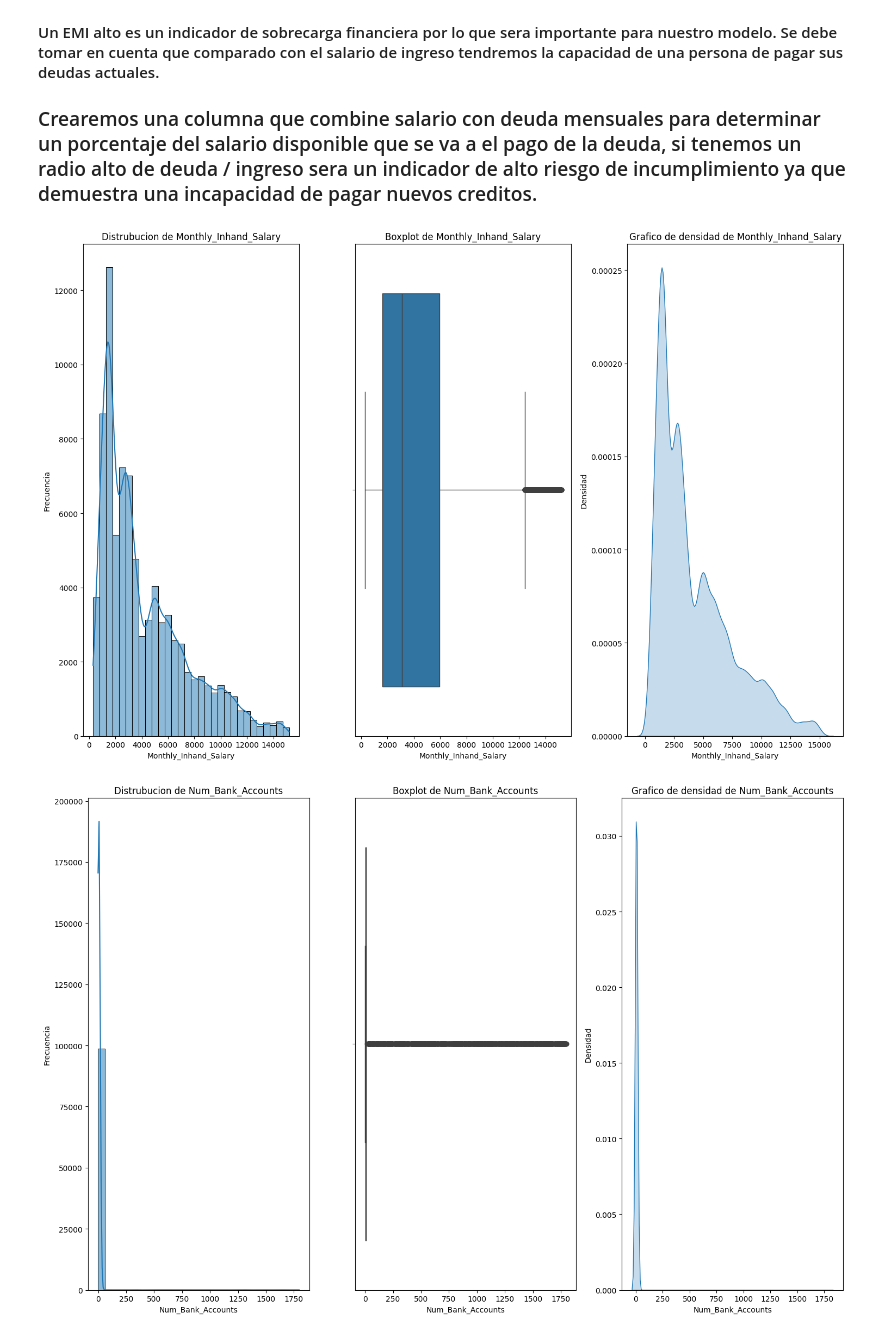
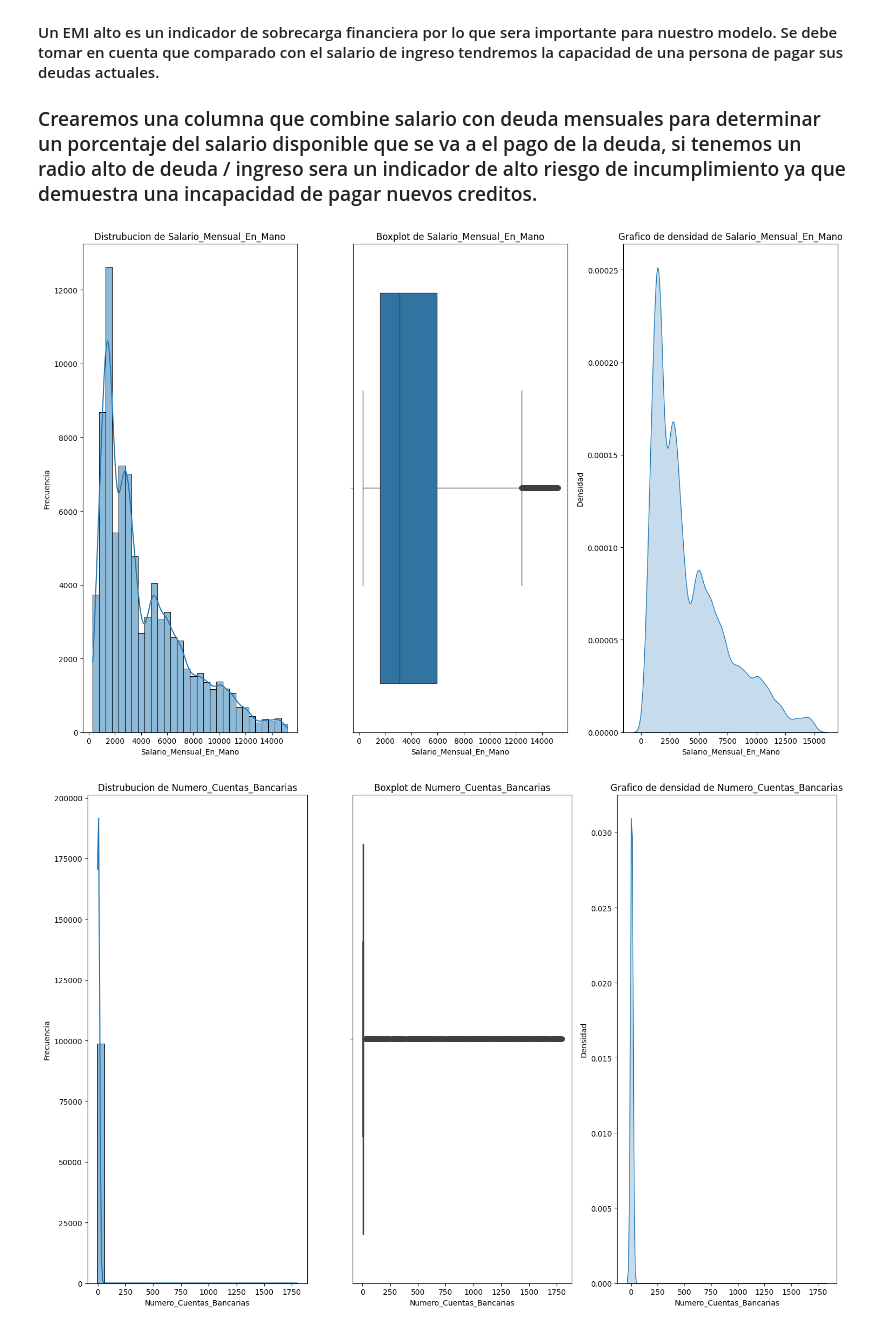
Before and after one commit to felipetryt12/Proyecto-Clasificacion-de-Score-Crediticio, a Jupyter notebook: PROYECTO/src/explore.ipynb, the cells around one changed output. Cells and saved outputs as stored; diff of their text form; code cells hidden in the pictures.

Commit message:
Ultimos cambios

```diff
--- a/PROYECTO/src/explore.ipynb
+++ b/PROYECTO/src/explore.ipynb
@@ -153,0 +265,30 @@ memory usage: 21.4+ MB
+# %%
+data_2 = data_1[[
+    #'ID',
+    #'ID_Cliente',
+    #'Mes',
+    #'Nombre',
+    'Edad',
+    #'Numero_Seguridad_Social',
+    'Ocupacion',
+    'Ingreso_Anual',
+    'Salario_Mensual_En_Mano',
+    'Numero_Cuentas_Bancarias',
+    'Numero_Tarjetas_Credito',
+    'Tasa_Interes',
+    'Numero_Prestamos',
+    'Tipo_Prestamos',
+    'Retraso_Promedio_Pagos',
+    'Numero_Promedio_Pagos_Retrasados',
+    'Cambio_Limite_Credito',
+    'Numero_Consultas_Credito',
+    'Mezcla_Credito',
+    'Deuda_Pendiente',
+    'Ratio_Uso_Credito',
+    'Antiguedad_Historial_Credito',
+    'Pago_Monto_Minimo',
+    'Pagos_Mensuales_EMI',
+    'Monto_Mensual_Invertido',
+    'Comportamiento_Pago',
+    'Balance_Mensual',
+    'Puntaje_Credito']].copy()
@@ -228,30 +389,30 @@ rango de 0 a 82,331 (el maximo puede ser un outlier pero esto no es del todo cor
 # %%
 ###Haremos una funcion para anlizar la distribucion de nuestras variables numericas.
 def analisis_numerico(df):
     columna_numerica= df.select_dtypes(include=['number'])
     for columna in columna_numerica:
         plt.figure(figsize=(15,10))
         plt.subplot(1,3,1)
         sns.histplot(df[columna].dropna(), kde=True, bins=30)
         plt.title(f'Distrubucion de {columna}')
         plt.xlabel(columna)
         plt.ylabel('Frecuencia')
 
         plt.subplot(1,3,2)
         sns.boxplot(x=df[columna].dropna())
         plt.title(f'Boxplot de {columna}')
         plt.xlabel(columna)
 
         plt.subplot(1,3,3)
         sns.kdeplot(df[columna].dropna(), fill=True)
         plt.title(f'Grafico de densidad de {columna}')
         plt.xlabel(columna)
         plt.ylabel('Densidad')
 
         plt.tight_layout()
         plt.show()
 
-analisis_numerico(data_1)
+analisis_numerico(data_2)
 # %% [output]
-[figure, old version]
+[figure, new version]
-[figure, old version]
+[figure, new version]
```
Also changed, not shown: parts of 22 cells of this notebook.
